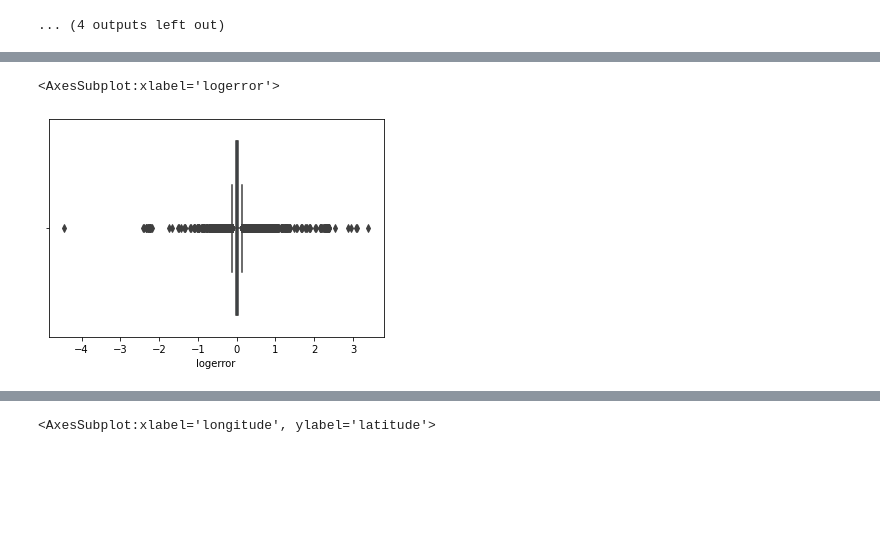
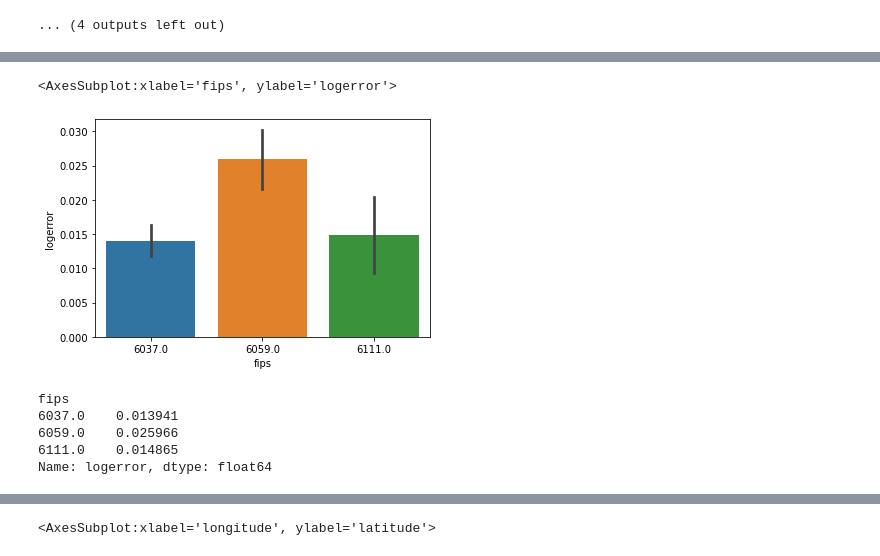
Before and after one commit to velasquez-wheeler/zillow_clustering_project, a Jupyter notebook: wheeler-explore.ipynb, the cells around one changed output, grey strips where cells are left out. Drawn from its saved outputs; the diff is of its cells as text; code cells hidden in the pictures; blank space fills up the shorter version.

```diff
--- a/wheeler-explore.ipynb
+++ b/wheeler-explore.ipynb
@@ -138,5 +133,13 @@ sns.boxplot(data = train, x = 'fips', y = 'logerror')
-# %%
-sns.boxplot(data = train, x = 'logerror')
-# %% [output]
-<AxesSubplot:xlabel='logerror'>
-[figure, removed]
+# %%
+sns.barplot(data = train, x = 'fips', y = 'logerror')
+# %% [output]
+<AxesSubplot:xlabel='fips', ylabel='logerror'>
+[figure, added]
+# %%
+train.groupby('fips').logerror.mean()
+# %% [output]
+fips
+6037.0    0.013941
+6059.0    0.025966
+6111.0    0.014865
+Name: logerror, dtype: float64
```
Also changed, not shown: parts of 37 cells of this notebook, 1 other file.
